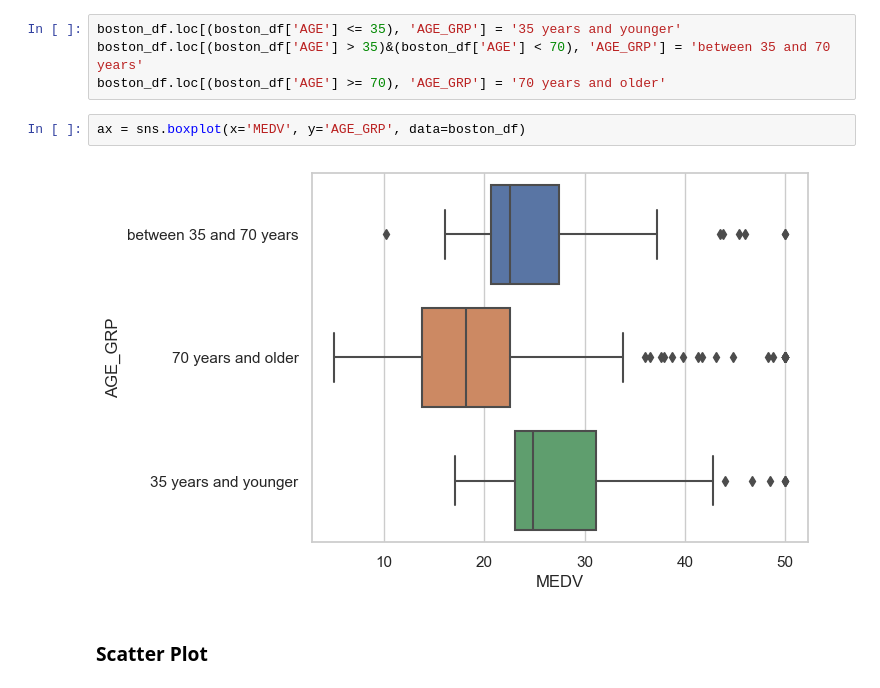
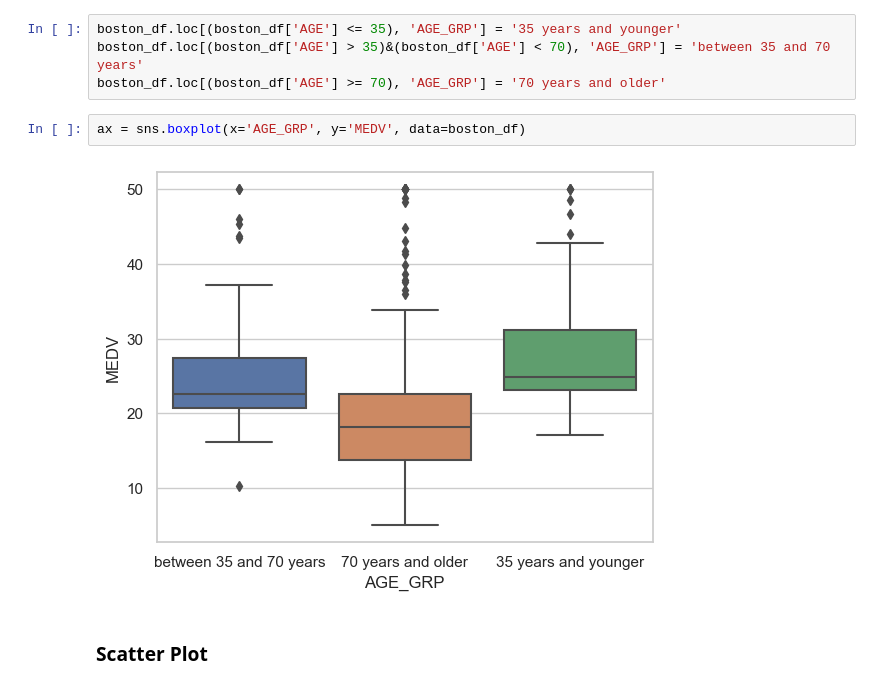
Before and after one commit to tmmendoza29/Coursera, a Jupyter notebook: Python for Data Science/Python Statistics/_Optional__Peer_Graded_Assignment_jupyterlite.ipynb, the cells around one changed output. Drawn from its saved outputs; the diff is of its cells as text.

```diff
--- a/Python for Data Science/Python Statistics/_Optional__Peer_Graded_Assignment_jupyterlite.ipynb
+++ b/Python for Data Science/Python Statistics/_Optional__Peer_Graded_Assignment_jupyterlite.ipynb
@@ -129,9 +129,9 @@ boston_df.loc[(boston_df['AGE'] <= 35), 'AGE_GRP'] = '35 years and younger'
 boston_df.loc[(boston_df['AGE'] > 35)&(boston_df['AGE'] < 70), 'AGE_GRP'] = 'between 35 and 70 years'
 boston_df.loc[(boston_df['AGE'] >= 70), 'AGE_GRP'] = '70 years and older'
 # %%
-ax = sns.boxplot(x='MEDV', y='AGE_GRP', data=boston_df)
+ax = sns.boxplot(x='AGE_GRP', y='MEDV', data=boston_df)
 # %% [output]
-[figure, old version]
+[figure, new version]
 # %% [markdown]
  ### Scatter Plot
 # %%
```
Also changed, not shown: parts of 4 cells of this notebook, 1 other file.
